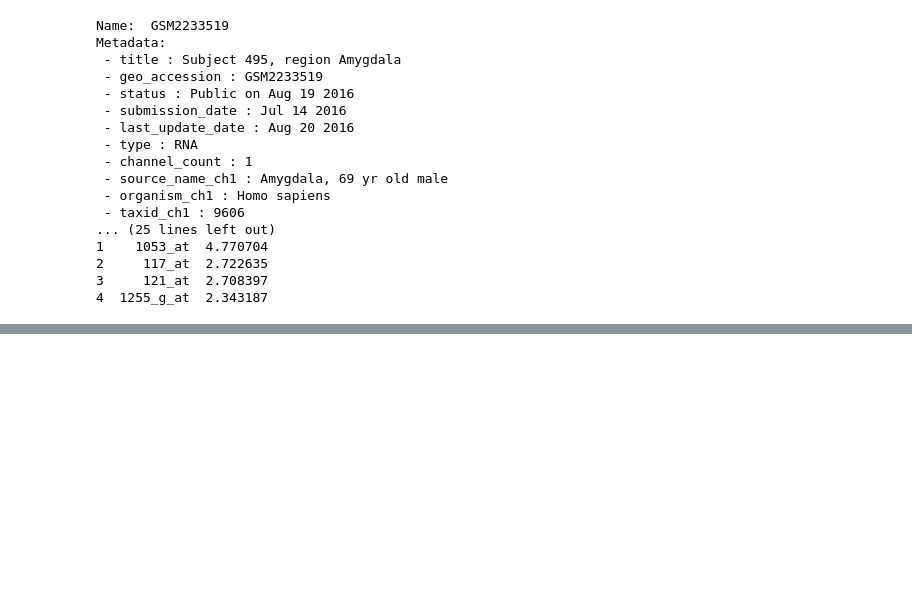
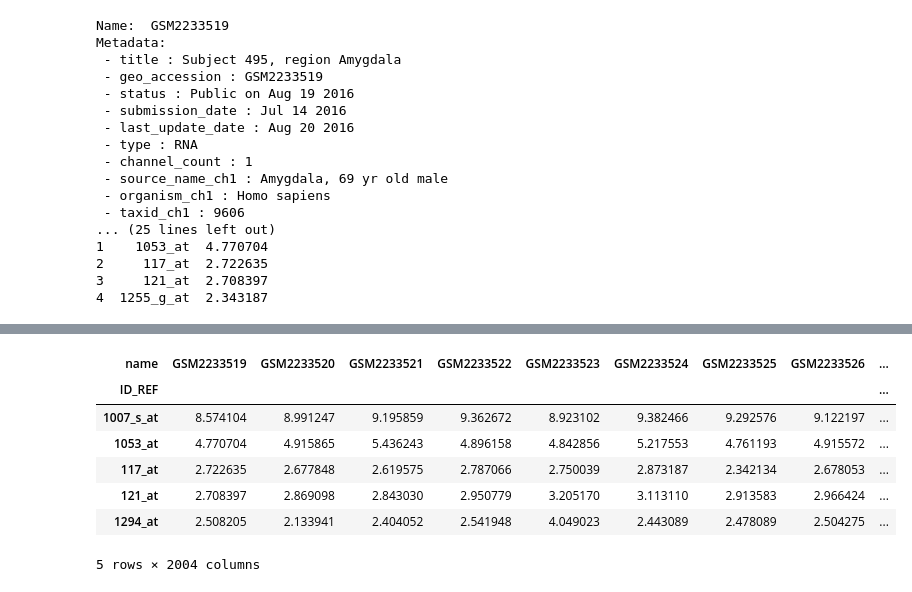
Before and after one commit to PratipRana/Causal_Gene_Regulator, a Jupyter notebook: GEO_AD_PD.ipynb, the cells around one changed output, grey strips where cells are left out. Cells and saved outputs as stored; diff of their text form; code cells hidden in the pictures; blank space fills up the shorter version.

```diff
--- a/GEO_AD_PD.ipynb
+++ b/GEO_AD_PD.ipynb
@@ -103,0 +103,3 @@ Metadata:
+# %%
+pivoted_samples_average = pivoted_samples.median(axis=1)
+print("Number of probes before filtering: ", len(pivoted_samples_average))
@@ -103,0 +108,5 @@ Metadata:
+# %%
+expression_threshold = pivoted_samples_average.quantile(0.25)
+# %%
+expressed_probes = pivoted_samples_average[pivoted_samples_average >= expression_threshold].index.tolist()
+print("Number of probes above threshold: ", len(expressed_probes))
@@ -103,0 +115,2 @@ Metadata:
+# %%
+samples = gse.pivot_samples("VALUE").ix[expressed_probes]
@@ -103,0 +125,11 @@ Metadata:
+# %%
+samples.head()
+# %% [output]
+| name | GSM2233519 | GSM2233520 | GSM2233521 | GSM2233522 | GSM2233523 | GSM2233524 | GSM2233525 | GSM2233526 | ... |
+| ID_REF |  |  |  |  |  |  |  |  | ... |
+| 1007_s_at | 8.574104 | 8.991247 | 9.195859 | 9.362672 | 8.923102 | 9.382466 | 9.292576 | 9.122197 | ... |
+| 1053_at | 4.770704 | 4.915865 | 5.436243 | 4.896158 | 4.842856 | 5.217553 | 4.761193 | 4.915572 | ... |
+| 117_at | 2.722635 | 2.677848 | 2.619575 | 2.787066 | 2.750039 | 2.873187 | 2.342134 | 2.678053 | ... |
+| 121_at | 2.708397 | 2.869098 | 2.843030 | 2.950779 | 3.205170 | 3.113110 | 2.913583 | 2.966424 | ... |
+| 1294_at | 2.508205 | 2.133941 | 2.404052 | 2.541948 | 4.049023 | 2.443089 | 2.478089 | 2.504275 | ... |
+5 rows × 2004 columns
```
Also changed, not shown: parts of 25 cells of this notebook, 1 other file.
